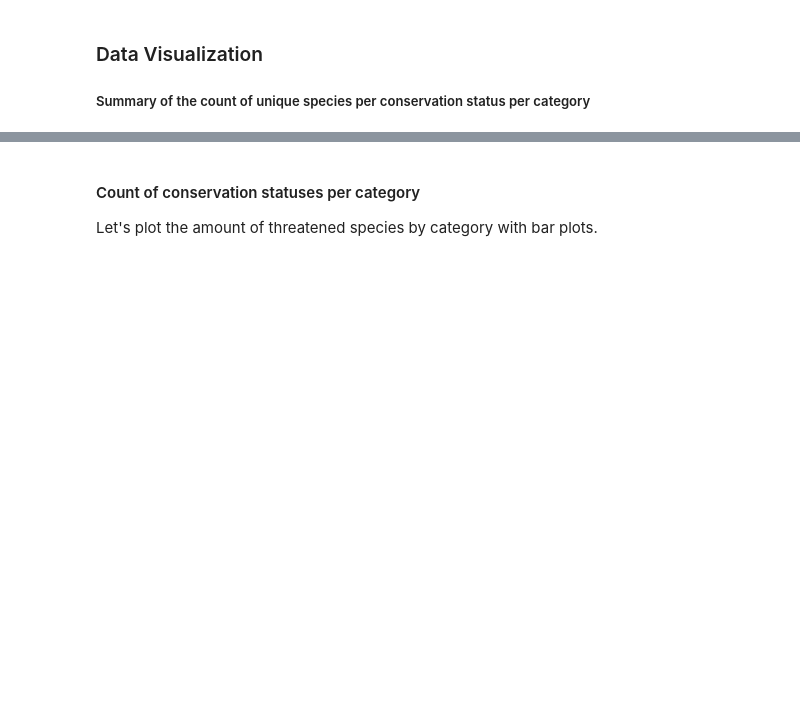
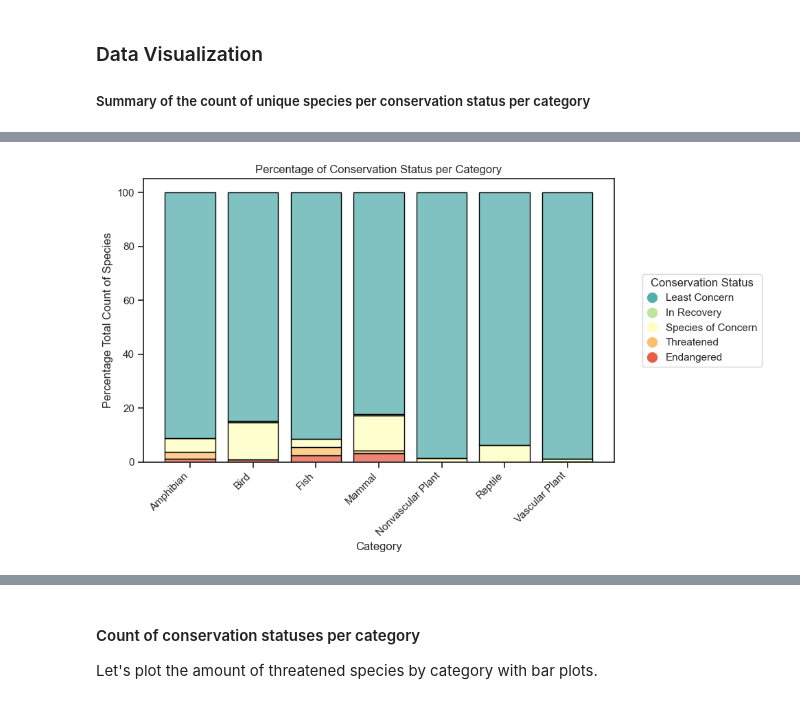
Before and after one commit to Freston1605/biodiversity_starter, a Jupyter notebook: biodiversity.ipynb, the cells around one changed output, grey strips where cells are left out. Cells and saved outputs as stored; diff of their text form; code cells hidden in the pictures; blank space fills up the shorter version.

```diff
--- a/biodiversity.ipynb
+++ b/biodiversity.ipynb
@@ -144,0 +339,71 @@ species = species.fillna({'conservation_status': "Least Concern"})
+# %%
+import matplotlib.pyplot as plt
+import seaborn as sns
+
+# Define the order of categories
+conservation_order = [
+    "Least Concern",
+    "In Recovery",
+    "Species of Concern",
+    "Threatened",
+    "Endangered",
+]
+
+# Create a custom color palette of 5 colors
+spectral_palette = sns.color_palette("Spectral_r", 5)
+
+# Zip the lists and create a dictionary to define a new color palette
+custom_palette = dict(zip(conservation_order, spectral_palette))
+
+# Use Seaborn's barplot for visualization
+plt.figure(figsize=(10, 6))
+
+# Set the style to have only horizontal grid lines
+sns.set_style("ticks", {"ytick.major.size": 10})  # Adjust ytick.major.size as needed
+
+sns.histplot(
+    count_conservation_status,
+    x="category",
+    hue="conservation_status",
+    hue_order=conservation_order,
+    weights="percentage",
+    multiple="stack",
+    shrink=0.8,
+    palette=custom_palette,
+    edgecolor="black",
+)
+
+# Rotate x-axis labels for better readability
+plt.xticks(rotation=45, ha="right")
+
+# Add labels and title if needed
+plt.xlabel("Category")
+plt.ylabel("Percentage Total Count of Species")
+plt.title("Percentage of Conservation Status per Category")
+
+# Create a legend with colored dots
+legend_handles = [
+    plt.Line2D(
+        [],
+        [],
+        marker="o",
+        color=custom_palette[status],
+        markersize=10,
+        linestyle="None",
+    )
+    for status in conservation_order
+]
+plt.legend(
+    legend_handles,
+    conservation_order,
+    title="Conservation Status",
+    bbox_to_anchor=(1.05, 0.5),
+    loc="center left",
+    handlelength=1,
+)
+
+# Show the plot
+plt.tight_layout()  # Adjust layout to prevent clipping of labels
+plt.show()
+# %% [output]
+[figure, added]
```
Also changed, not shown: parts of 19 cells of this notebook, 5 other files.
